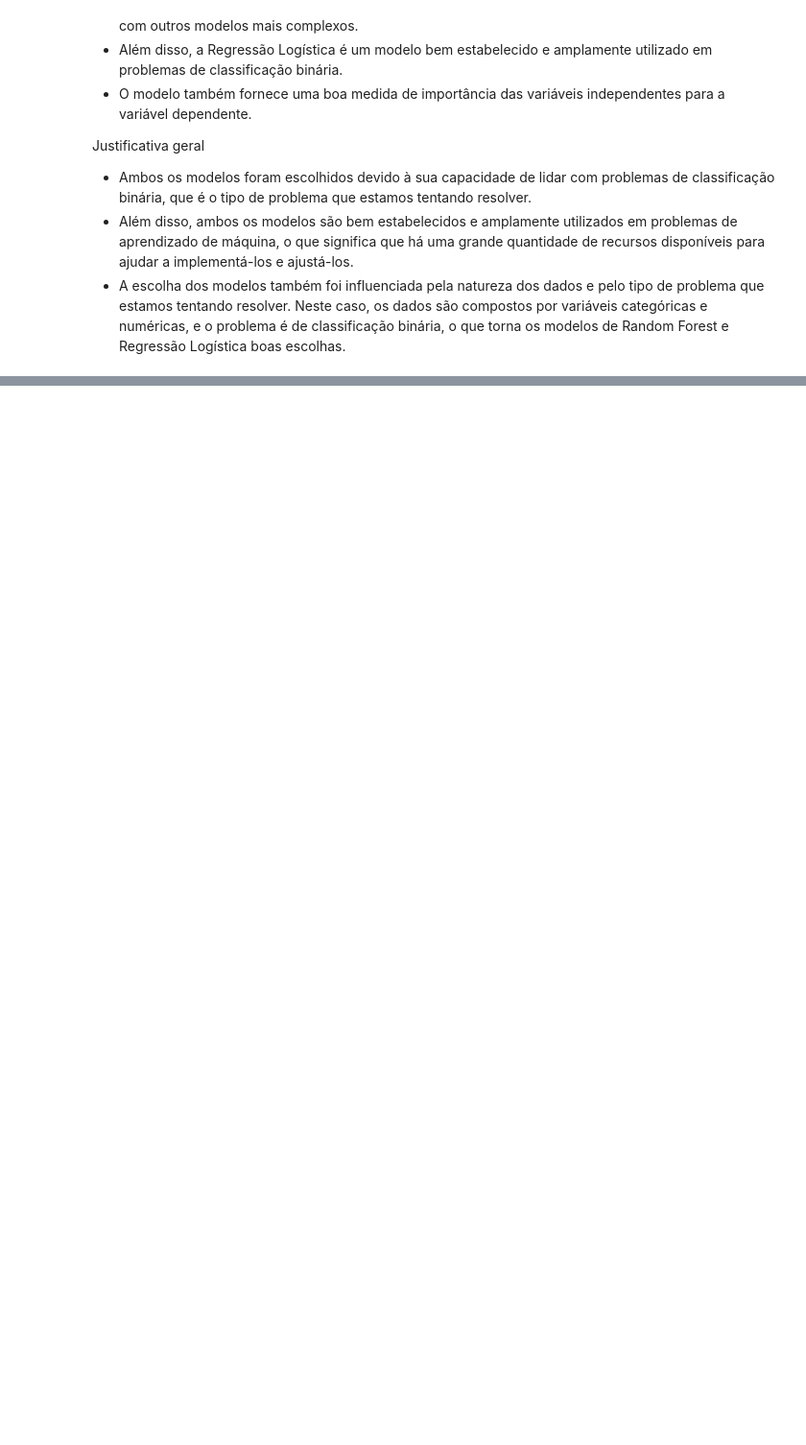
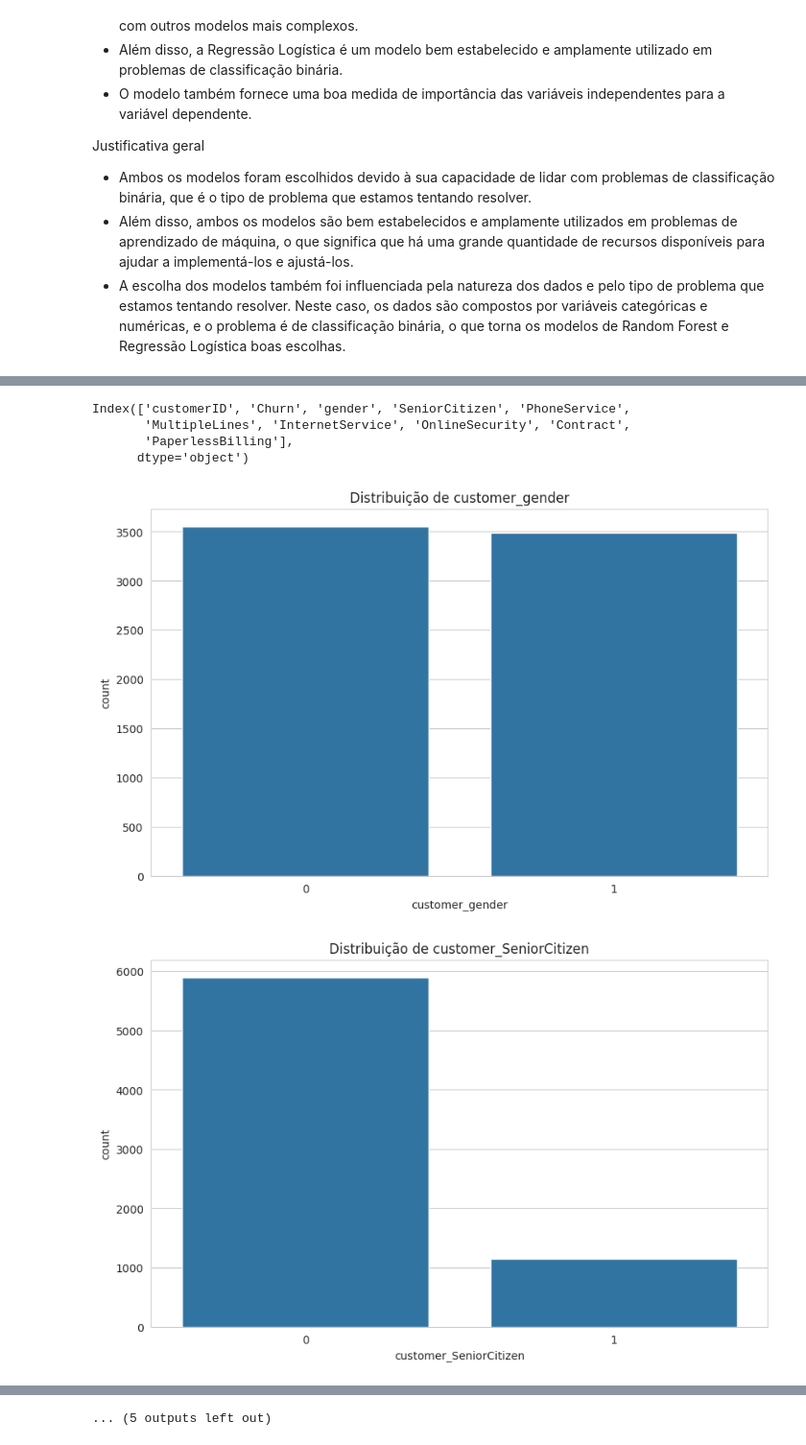
Before and after one commit to tluistorres/Cursos, a Jupyter notebook: Challenge3_Data_Science.ipynb, the cells around one changed output, grey strips where cells are left out. Shown: that part at 96% size. Saved outputs shown, nothing was run; the diff lists cells and outputs as text; code cells hidden in the pictures; blank space fills up the shorter version.

```diff
--- a/Challenge3_Data_Science.ipynb
+++ b/Challenge3_Data_Science.ipynb
@@ -36,14 +48,22 @@ print(df.head())
 # %%
 import pandas as pd
+import requests
 
-# Supondo que o dataframe seja chamado de 'df'
+# Normalização da coluna 'customer'
 df_customer = pd.json_normalize(df['customer'])
+
+# Normalização da coluna 'phone'
 df_phone = pd.json_normalize(df['phone'])
+
+# Normalização da coluna 'internet'
 df_internet = pd.json_normalize(df['internet'])
+
+# Normalização da coluna 'account'
 df_account = pd.json_normalize(df['account'])
 
 # Concatenar os dataframes
-df_final = pd.concat([df[['customerID', 'Churn']], df_customer, df_phone, df_internet, df_account], axis=1)
+df_telecom = pd.concat([df[['customerID', 'Churn']], df_customer, df_phone, df_internet, df_account], axis=1)
 
-print(df_final.head())
+print("DataFrame após ser normalização das colunas aninhadas:")
+print(df_telecom.head())
 # %% [output]
@@ -922,0 +1116,7 @@ Justificativa geral
+# %%
+print(df.columns)
+# %% [output]
+Index(['customerID', 'Churn', 'gender', 'SeniorCitizen', 'PhoneService',
+       'MultipleLines', 'InternetService', 'OnlineSecurity', 'Contract',
+       'PaperlessBilling'],
+      dtype='object')
@@ -922,0 +1128,53 @@ Justificativa geral
+# %%
+import pandas as pd
+import numpy as np
+import matplotlib.pyplot as plt
+import seaborn as sns
+
+def carregar_dados(url):
+    try:
+        df_telecom = pd.read_json(url)
+        return df_telecom
+    except Exception as e:
+        print(f"Erro ao carregar dados: {e}")
+        return None
+
+def tratar_dados(df_telecom):
+    # ... (código anterior)
+    return df_telecom_flat
+
+def gerar_graficos(df_telecom_flat):
+    categorical_features_to_plot = [
+        'customer_gender',
+        'customer_SeniorCitizen',
+        'customer_Partner',
+        'customer_Dependents',
+        'phone_PhoneService',
+        'phone_MultipleLines',
+        'internet_InternetService_DSL',
+        'internet_InternetService_Fiber optic',
+        'internet_InternetService_No',
+        'internet_OnlineSecurity',
+        'internet_TechSupport',
+        'account_Contract_Month-to-month',
+        'account_Contract_One year',
+        'account_Contract_Two year',
+        'account_PaperlessBilling',
+        'account_PaymentMethod_Electronic check',
+        'account_PaymentMethod_Mailed check'
+    ]
+
+    for feature in categorical_features_to_plot:
+        if feature in df_telecom_flat.columns:
+            plt.figure(figsize=(10, 6))
+            sns.countplot(x=feature, data=df_telecom_flat)
+            plt.title(f'Distribuição de {feature}')
+            plt.show()
+
+url = "https://raw.githubusercontent.com/ingridcristh/challenge2-data-science/refs/heads/main/TelecomX_Data.json"
+df_telecom = carregar_dados(url)
+df_telecom_flat = tratar_dados(df_telecom)
+gerar_graficos(df_telecom_flat)
+# %% [output]
+[figure, added]
+[figure, added]
@@ -922,0 +1191 @@ Justificativa geral
+... (5 outputs left out)
```
Also changed, not shown: parts of 35 cells of this notebook.
